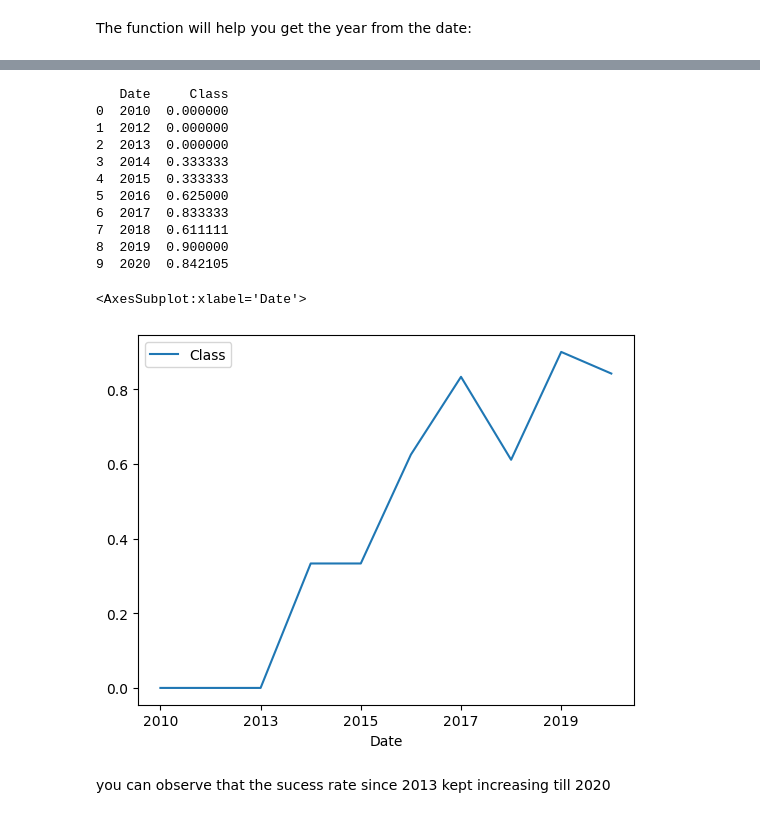
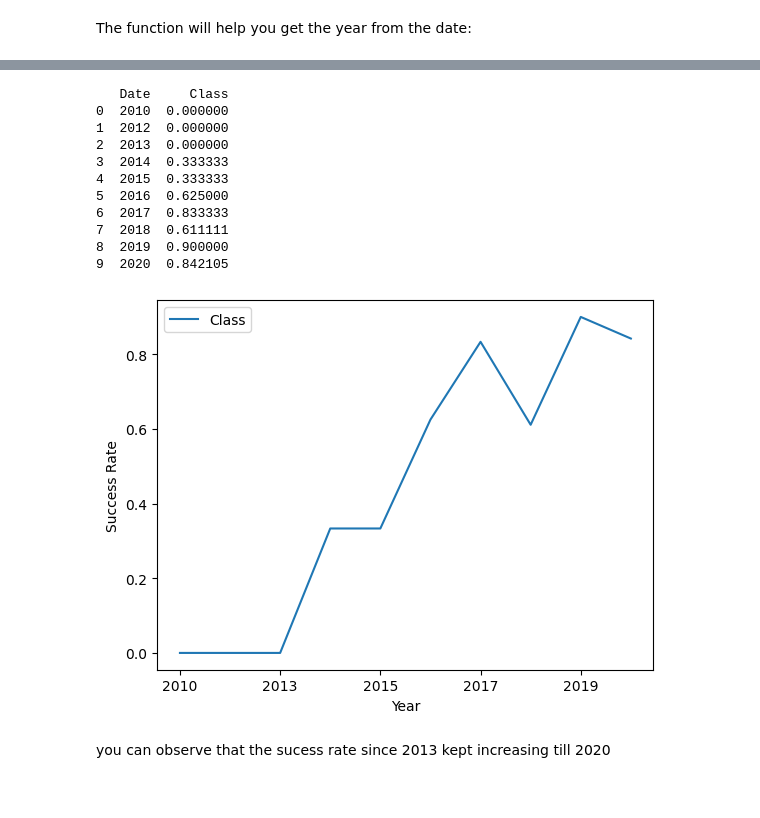
Before and after one commit to labrownmd/Coursera_Capstone, a Jupyter notebook: edadataviz.ipynb, the cells around one changed output, grey strips where cells are left out. Cells and saved outputs as stored; diff of their text form; code cells hidden in the pictures.

```diff
--- a/edadataviz.ipynb
+++ b/edadataviz.ipynb
@@ -197,23 +197,24 @@ df.head()
 # %%
 # Plot a line chart with x axis to be the extracted year and y axis to be the success rate
 df_date = df.groupby('Date')['Class'].mean().reset_index()
 print(df_date)
 df_date.plot(x='Date', y='Class')
+plt.ylabel('Success Rate')
+plt.xlabel('Year')
 plt.show()
 # %% [output]
    Date     Class
 0  2010  0.000000
 1  2012  0.000000
 2  2013  0.000000
 3  2014  0.333333
 4  2015  0.333333
 5  2016  0.625000
 6  2017  0.833333
 7  2018  0.611111
 8  2019  0.900000
 9  2020  0.842105
-<AxesSubplot:xlabel='Date'>
-[figure, old version]
+[figure, new version]
 # %% [markdown]
 you can observe that the sucess rate since 2013 kept increasing till 2020
 # %% [markdown]
```
